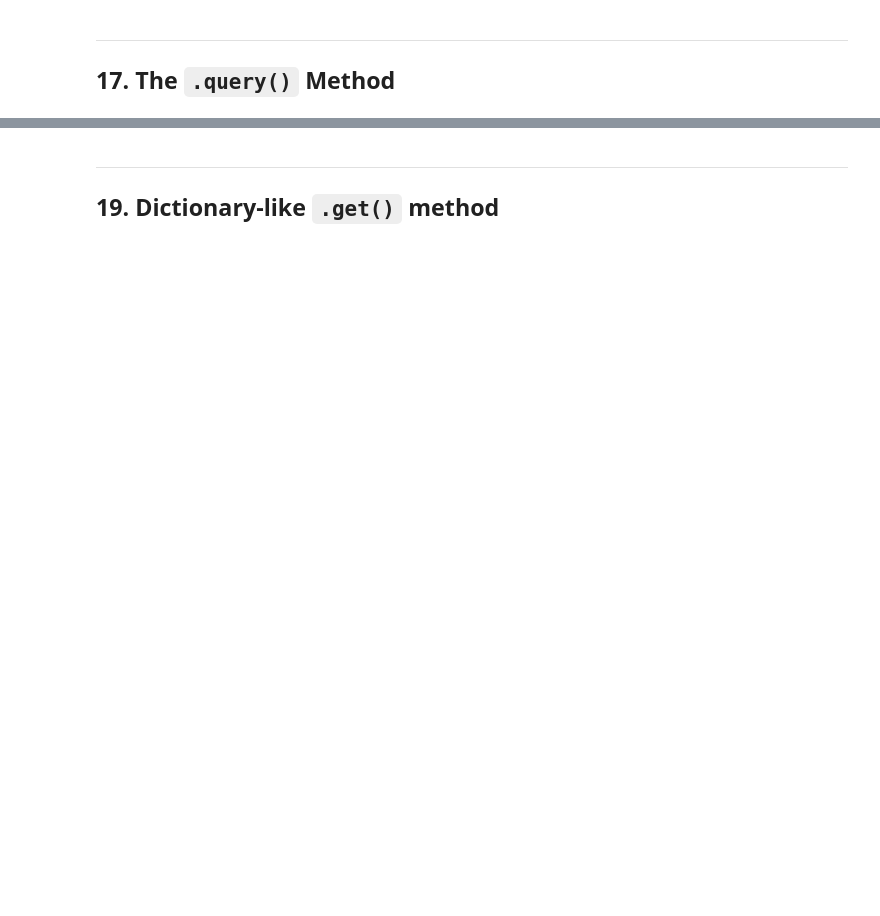
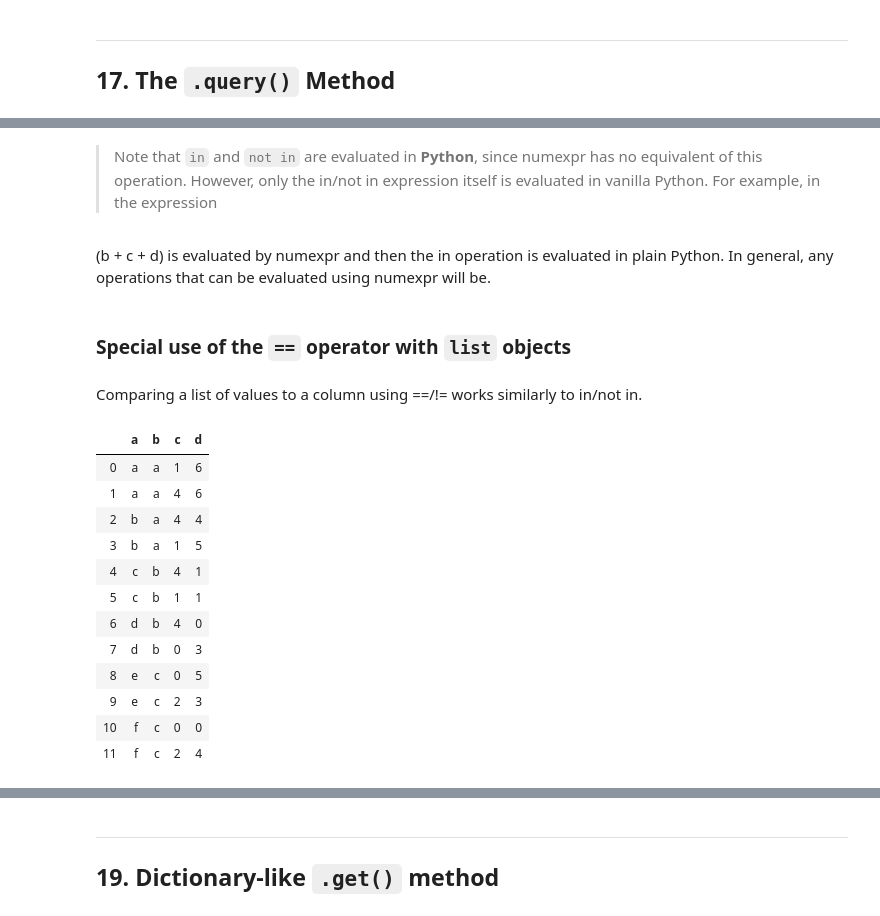
Before and after one commit to shh6242/pandas-handbook, a Jupyter notebook: Pandas_101/Indexing.ipynb, the cells around one changed output, grey strips where cells are left out. Drawn from its saved outputs; the diff is of its cells as text; code cells hidden in the pictures; blank space fills up the shorter version.

```diff
--- a/Pandas_101/Indexing.ipynb
+++ b/Pandas_101/Indexing.ipynb
@@ -1622,0 +1936,24 @@ df.mask(df >= 0)
+# %% [markdown]
+> Note that `in` and `not in` are evaluated in **Python**, since numexpr has no equivalent of this operation. However, only the in/not in expression itself is evaluated in vanilla Python. For example, in the expression
+# %% [markdown]
+(b + c + d) is evaluated by numexpr and then the in operation is evaluated in plain Python. In general, any operations that can be evaluated using numexpr will be.
+# %% [markdown]
+### Special use of the `==` operator with `list` objects
+# %% [markdown]
+Comparing a list of values to a column using ==/!= works similarly to in/not in.
+# %%
+df
+# %% [output]
+|  | a | b | c | d |
+| 0 | a | a | 1 | 6 |
+| 1 | a | a | 4 | 6 |
+| 2 | b | a | 4 | 4 |
+| 3 | b | a | 1 | 5 |
+| 4 | c | b | 4 | 1 |
+| 5 | c | b | 1 | 1 |
+| 6 | d | b | 4 | 0 |
+| 7 | d | b | 0 | 3 |
+| 8 | e | c | 0 | 5 |
+| 9 | e | c | 2 | 3 |
+| 10 | f | c | 0 | 0 |
+| 11 | f | c | 2 | 4 |
```
Also changed, not shown: parts of 305 cells of this notebook.
